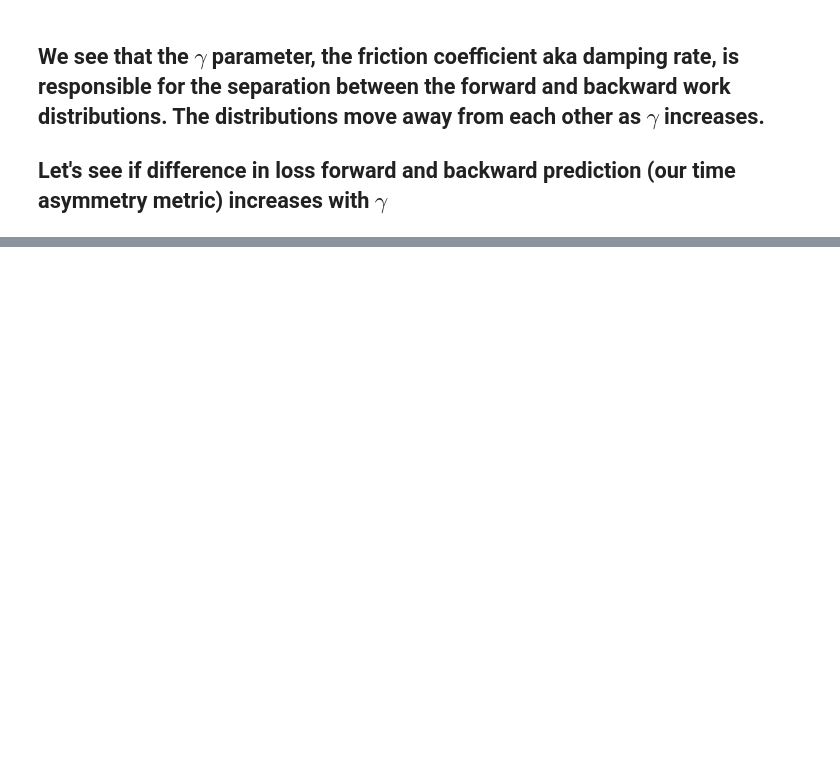
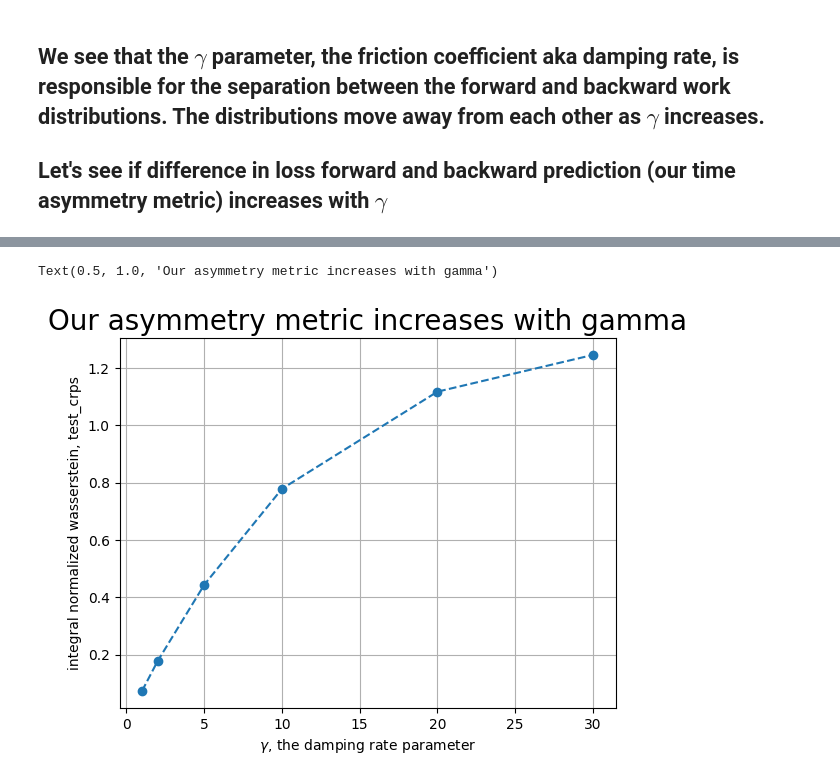
Before and after one commit to mathymess/reversibility-of-processes, a Jupyter notebook: brownian_parametrize_work_distributions.ipynb, the cells around one changed output, grey strips where cells are left out. Cells and saved outputs as stored; diff of their text form; code cells hidden in the pictures; blank space fills up the shorter version.

```diff
--- a/brownian_parametrize_work_distributions.ipynb
+++ b/brownian_parametrize_work_distributions.ipynb
@@ -67,0 +117,17 @@ for gamma in gamma_grid:
+# %%
+metric: str = "test_crps" # "train_rmse"
+asymmetry = []
+for gamma in gamma_grid:
+    save_dir_prefix = get_save_dir_prefix(gamma)
+    l = load_learning_curves(save_dir_prefix, num_runs=30, alt_metric=metric)
+    m = l.integral_normalized_wasserstein()
+    asymmetry.append(m)
+
+plt.plot(gamma_grid, asymmetry, "o--")
+plt.grid()
+plt.xlabel("$\gamma$, the damping rate parameter")
+plt.ylabel("integral normalized wasserstein, " + metric)
+plt.title("Our asymmetry metric increases with gamma", size=20)
+# %% [output]
+Text(0.5, 1.0, 'Our asymmetry metric increases with gamma')
+[figure, added]
```
Also changed, not shown: parts of 6 cells of this notebook.
